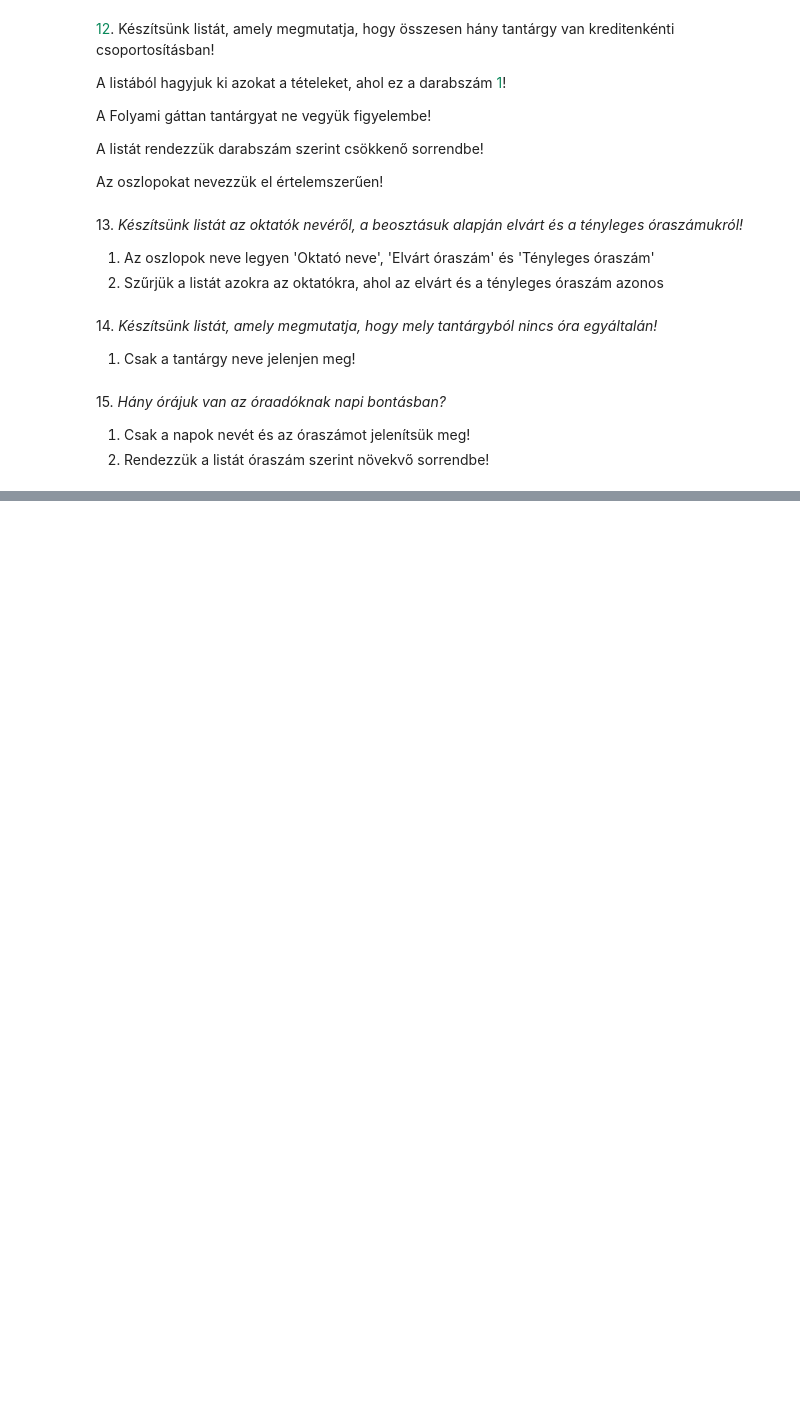
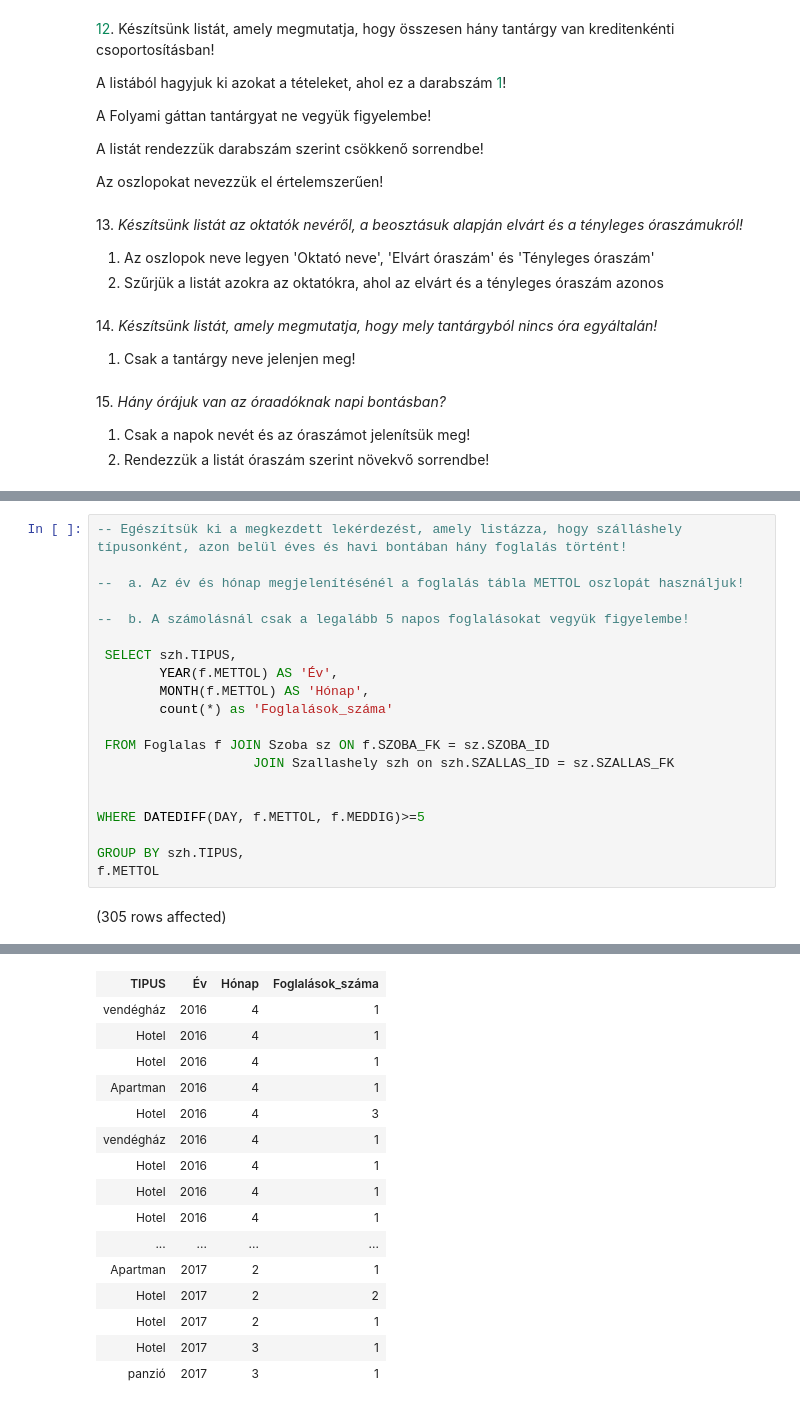
Before and after one commit to meglehetosen/sql1, a Jupyter notebook: gyakorlat03_feladatok.ipynb, the cells around one changed output, grey strips where cells are left out. Cells and saved outputs as stored; diff of their text form; blank space fills up the shorter version.

```diff
--- a/gyakorlat03_feladatok.ipynb
+++ b/gyakorlat03_feladatok.ipynb
@@ -176,0 +236,22 @@ Az oszlopokat nevezzük el értelemszerűen!
+# %%
+-- Egészítsük ki a megkezdett lekérdezést, amely listázza, hogy szálláshely típusonként, azon belül éves és havi bontában hány foglalás történt!
+
+--  a. Az év és hónap megjelenítésénél a foglalás tábla METTOL oszlopát használjuk!
+
+--  b. A számolásnál csak a legalább 5 napos foglalásokat vegyük figyelembe!
+
+ SELECT szh.TIPUS,
+        YEAR(f.METTOL) AS 'Év',
+        MONTH(f.METTOL) AS 'Hónap',
+        count(*) as 'Foglalások_száma'
+
+ FROM Foglalas f JOIN Szoba sz ON f.SZOBA_FK = sz.SZOBA_ID
+                    JOIN Szallashely szh on szh.SZALLAS_ID = sz.SZALLAS_FK
+
+
+WHERE DATEDIFF(DAY, f.METTOL, f.MEDDIG)>=5
+
+GROUP BY szh.TIPUS,
+f.METTOL
+# %% [output]
+(305 rows affected)
@@ -176,0 +259,16 @@ Az oszlopokat nevezzük el értelemszerűen!
+| TIPUS | Év | Hónap | Foglalások_száma |
+| vendégház | 2016 | 4 | 1 |
+| Hotel | 2016 | 4 | 1 |
+| Hotel | 2016 | 4 | 1 |
+| Apartman | 2016 | 4 | 1 |
+| Hotel | 2016 | 4 | 3 |
+| vendégház | 2016 | 4 | 1 |
+| Hotel | 2016 | 4 | 1 |
+| Hotel | 2016 | 4 | 1 |
+| Hotel | 2016 | 4 | 1 |
+| ... | ... | ... | ... |
+| Apartman | 2017 | 2 | 1 |
+| Hotel | 2017 | 2 | 2 |
+| Hotel | 2017 | 2 | 1 |
+| Hotel | 2017 | 3 | 1 |
+| panzió | 2017 | 3 | 1 |
```
Also changed, not shown: parts of 6 cells of this notebook.
